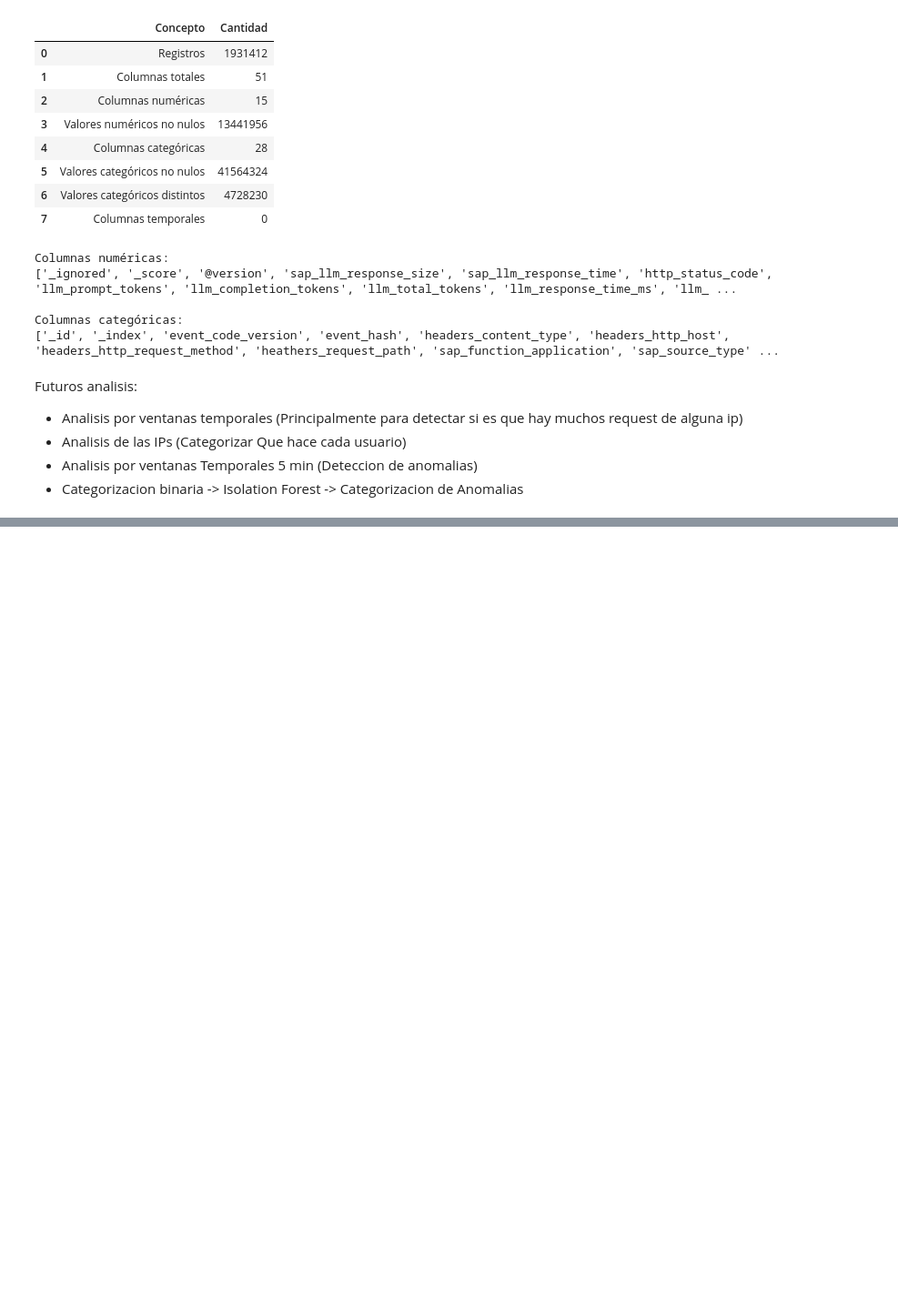
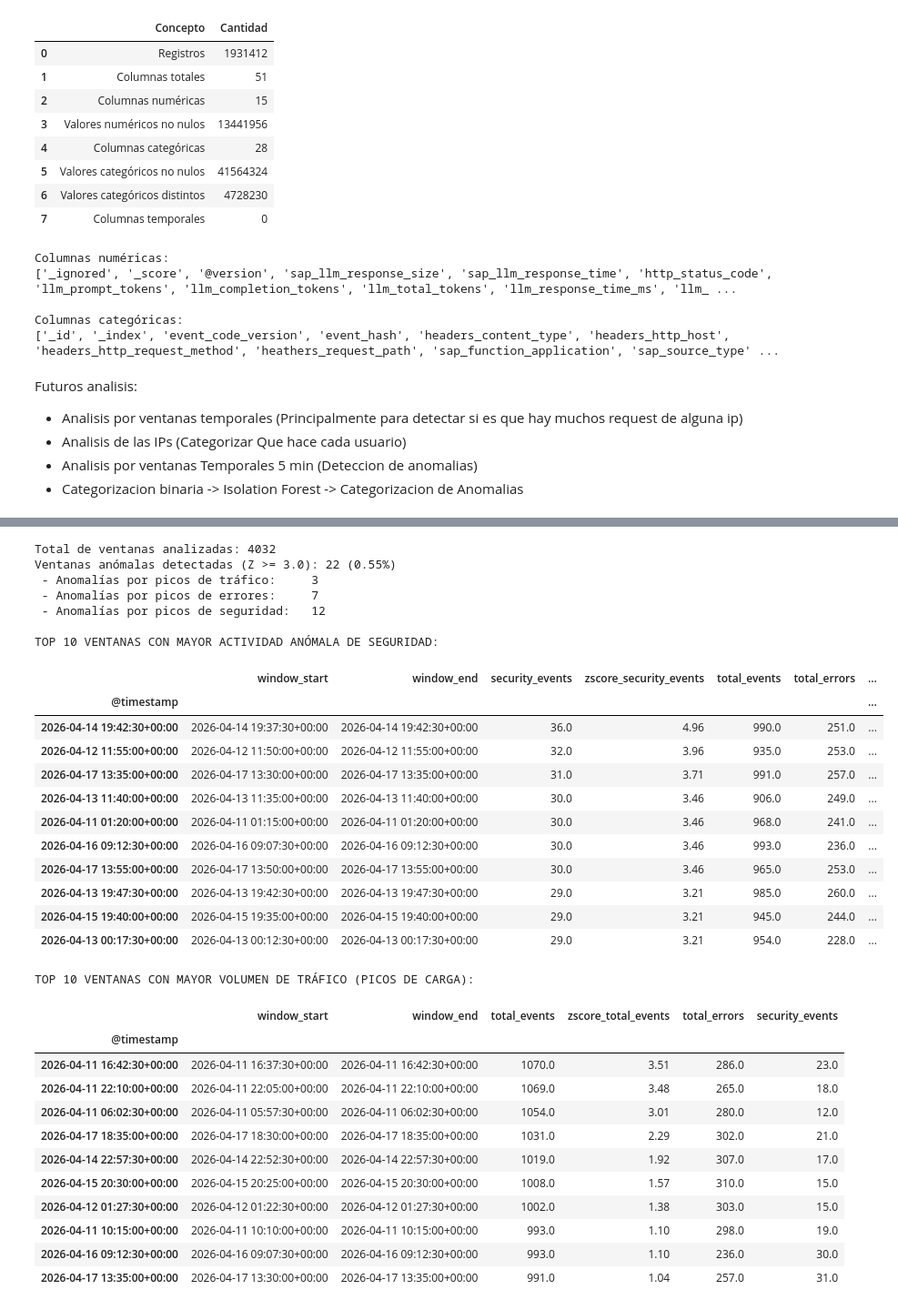
Before and after one commit to LuisFerFlores31/SAP-AI-Security-Anomaly-Detection, a Jupyter notebook: IAACD-Reto 2 Analisis Exploratorio.ipynb, the cells around one changed output, grey strips where cells are left out. Shown at 91% size. Drawn from its saved outputs; the diff is of its cells as text; code cells hidden in the pictures; blank space fills up the shorter version.

```diff
--- a/IAACD-Reto 2 Analisis Exploratorio.ipynb
+++ b/IAACD-Reto 2 Analisis Exploratorio.ipynb
@@ -1001,0 +1144,68 @@ Futuros analisis:
+# %%
+# 5.3 Detección de Ventanas Globales Anómalas (Picos de Tráfico, Errores y Seguridad)
+
+# Cálculo de Z-Score para identificar picos estadísticos
+for col in ["total_events", "total_errors", "security_events"]:
+    mean_val = df_windows_5m[col].mean()
+    std_val = df_windows_5m[col].std()
+    df_windows_5m[f"zscore_{col}"] = (df_windows_5m[col] - mean_val) / std_val
+
+# Criterio de anomalía: Z-Score >= 3.0 en cualquiera de los 3 ejes
+df_windows_5m["es_anomalia_trafico"] = df_windows_5m["zscore_total_events"] >= 3.0
+df_windows_5m["es_anomalia_error"] = df_windows_5m["zscore_total_errors"] >= 3.0
+df_windows_5m["es_anomalia_seguridad"] = df_windows_5m["zscore_security_events"] >= 3.0
+df_windows_5m["es_ventana_anomala"] = (
+    df_windows_5m["es_anomalia_trafico"] |
+    df_windows_5m["es_anomalia_error"] |
+    df_windows_5m["es_anomalia_seguridad"]
+)
+
+anomalias_df = df_windows_5m[df_windows_5m["es_ventana_anomala"]].copy()
+
+print(f"Total de ventanas analizadas: {len(df_windows_5m)}")
+print(f"Ventanas anómalas detectadas (Z >= 3.0): {len(anomalias_df)} ({len(anomalias_df)/len(df_windows_5m)*100:.2f}%)")
+print(f" - Anomalías por picos de tráfico:     {df_windows_5m['es_anomalia_trafico'].sum()}")
+print(f" - Anomalías por picos de errores:     {df_windows_5m['es_anomalia_error'].sum()}")
+print(f" - Anomalías por picos de seguridad:   {df_windows_5m['es_anomalia_seguridad'].sum()}")
+
+# Visualizar Top 10 ventanas más críticas según el Z-Score de seguridad
+print("\nTOP 10 VENTANAS CON MAYOR ACTIVIDAD ANÓMALA DE SEGURIDAD:")
+cols_resumen = ["window_start", "window_end", "security_events", "zscore_security_events", "total_events", "total_errors", "error_rate_%"]
+display(anomalias_df.sort_values("security_events", ascending=False)[cols_resumen].head(10).round(2))
+
+# Visualizar Top 10 ventanas con mayor volumen de tráfico (posibles ráfagas/DDoS)
+print("\nTOP 10 VENTANAS CON MAYOR VOLUMEN DE TRÁFICO (PICOS DE CARGA):")
+display(anomalias_df.sort_values("total_events", ascending=False)[["window_start", "window_end", "total_events", "zscore_total_events", "total_errors", "security_events"]].head(10).round(2))
+# %% [output]
+Total de ventanas analizadas: 4032
+Ventanas anómalas detectadas (Z >= 3.0): 22 (0.55%)
+ - Anomalías por picos de tráfico:     3
+ - Anomalías por picos de errores:     7
+ - Anomalías por picos de seguridad:   12
+
+TOP 10 VENTANAS CON MAYOR ACTIVIDAD ANÓMALA DE SEGURIDAD:
+|  | window_start | window_end | security_events | zscore_security_events | total_events | total_errors | ... |
+| @timestamp |  |  |  |  |  |  | ... |
+| 2026-04-14 19:42:30+00:00 | 2026-04-14 19:37:30+00:00 | 2026-04-14 19:42:30+00:00 | 36.0 | 4.96 | 990.0 | 251.0 | ... |
+| 2026-04-12 11:55:00+00:00 | 2026-04-12 11:50:00+00:00 | 2026-04-12 11:55:00+00:00 | 32.0 | 3.96 | 935.0 | 253.0 | ... |
+| 2026-04-17 13:35:00+00:00 | 2026-04-17 13:30:00+00:00 | 2026-04-17 13:35:00+00:00 | 31.0 | 3.71 | 991.0 | 257.0 | ... |
+| 2026-04-13 11:40:00+00:00 | 2026-04-13 11:35:00+00:00 | 2026-04-13 11:40:00+00:00 | 30.0 | 3.46 | 906.0 | 249.0 | ... |
+| 2026-04-11 01:20:00+00:00 | 2026-04-11 01:15:00+00:00 | 2026-04-11 01:20:00+00:00 | 30.0 | 3.46 | 968.0 | 241.0 | ... |
+| 2026-04-16 09:12:30+00:00 | 2026-04-16 09:07:30+00:00 | 2026-04-16 09:12:30+00:00 | 30.0 | 3.46 | 993.0 | 236.0 | ... |
+| 2026-04-17 13:55:00+00:00 | 2026-04-17 13:50:00+00:00 | 2026-04-17 13:55:00+00:00 | 30.0 | 3.46 | 965.0 | 253.0 | ... |
+| 2026-04-13 19:47:30+00:00 | 2026-04-13 19:42:30+00:00 | 2026-04-13 19:47:30+00:00 | 29.0 | 3.21 | 985.0 | 260.0 | ... |
+| 2026-04-15 19:40:00+00:00 | 2026-04-15 19:35:00+00:00 | 2026-04-15 19:40:00+00:00 | 29.0 | 3.21 | 945.0 | 244.0 | ... |
+| 2026-04-13 00:17:30+00:00 | 2026-04-13 00:12:30+00:00 | 2026-04-13 00:17:30+00:00 | 29.0 | 3.21 | 954.0 | 228.0 | ... |
+TOP 10 VENTANAS CON MAYOR VOLUMEN DE TRÁFICO (PICOS DE CARGA):
+|  | window_start | window_end | total_events | zscore_total_events | total_errors | security_events |
+| @timestamp |  |  |  |  |  |  |
+| 2026-04-11 16:42:30+00:00 | 2026-04-11 16:37:30+00:00 | 2026-04-11 16:42:30+00:00 | 1070.0 | 3.51 | 286.0 | 23.0 |
+| 2026-04-11 22:10:00+00:00 | 2026-04-11 22:05:00+00:00 | 2026-04-11 22:10:00+00:00 | 1069.0 | 3.48 | 265.0 | 18.0 |
+| 2026-04-11 06:02:30+00:00 | 2026-04-11 05:57:30+00:00 | 2026-04-11 06:02:30+00:00 | 1054.0 | 3.01 | 280.0 | 12.0 |
+| 2026-04-17 18:35:00+00:00 | 2026-04-17 18:30:00+00:00 | 2026-04-17 18:35:00+00:00 | 1031.0 | 2.29 | 302.0 | 21.0 |
+| 2026-04-14 22:57:30+00:00 | 2026-04-14 22:52:30+00:00 | 2026-04-14 22:57:30+00:00 | 1019.0 | 1.92 | 307.0 | 17.0 |
+| 2026-04-15 20:30:00+00:00 | 2026-04-15 20:25:00+00:00 | 2026-04-15 20:30:00+00:00 | 1008.0 | 1.57 | 310.0 | 15.0 |
+| 2026-04-12 01:27:30+00:00 | 2026-04-12 01:22:30+00:00 | 2026-04-12 01:27:30+00:00 | 1002.0 | 1.38 | 303.0 | 15.0 |
+| 2026-04-11 10:15:00+00:00 | 2026-04-11 10:10:00+00:00 | 2026-04-11 10:15:00+00:00 | 993.0 | 1.10 | 298.0 | 19.0 |
+| 2026-04-16 09:12:30+00:00 | 2026-04-16 09:07:30+00:00 | 2026-04-16 09:12:30+00:00 | 993.0 | 1.10 | 236.0 | 30.0 |
+| 2026-04-17 13:35:00+00:00 | 2026-04-17 13:30:00+00:00 | 2026-04-17 13:35:00+00:00 | 991.0 | 1.04 | 257.0 | 31.0 |
```
Also changed, not shown: parts of 5 cells of this notebook, 1 other file.
